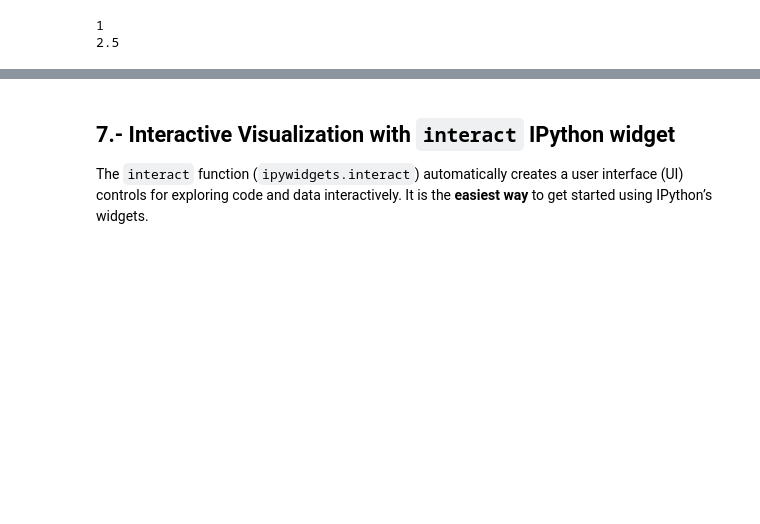
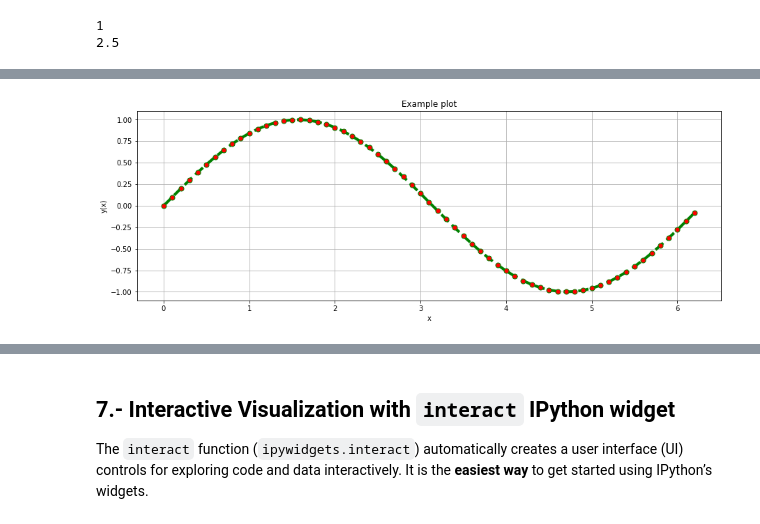
Before and after one commit to ChileanVirtualObservatory/notebooks, a Jupyter notebook: course/I - Introduction.ipynb, the cells around one changed output, grey strips where cells are left out. Saved outputs shown, nothing was run; the diff lists cells and outputs as text; code cells hidden in the pictures; blank space fills up the shorter version.

```diff
--- a/course/I - Introduction.ipynb
+++ b/course/I - Introduction.ipynb
@@ -191,0 +564,10 @@ ax = plt.plot(x,np.matrix([y, z]).T)
+# %%
+plt.figure(figsize=(15,5))
+plt.plot(x, y, 'o--', lw=4, color='green', mfc='red', ms=7)
+plt.title("Example plot")
+plt.xlabel("x")
+plt.ylabel("y(x)")
+plt.grid()
+plt.show()
+# %% [output]
+[figure, added]
```
Also changed, not shown: parts of 79 cells of this notebook.
